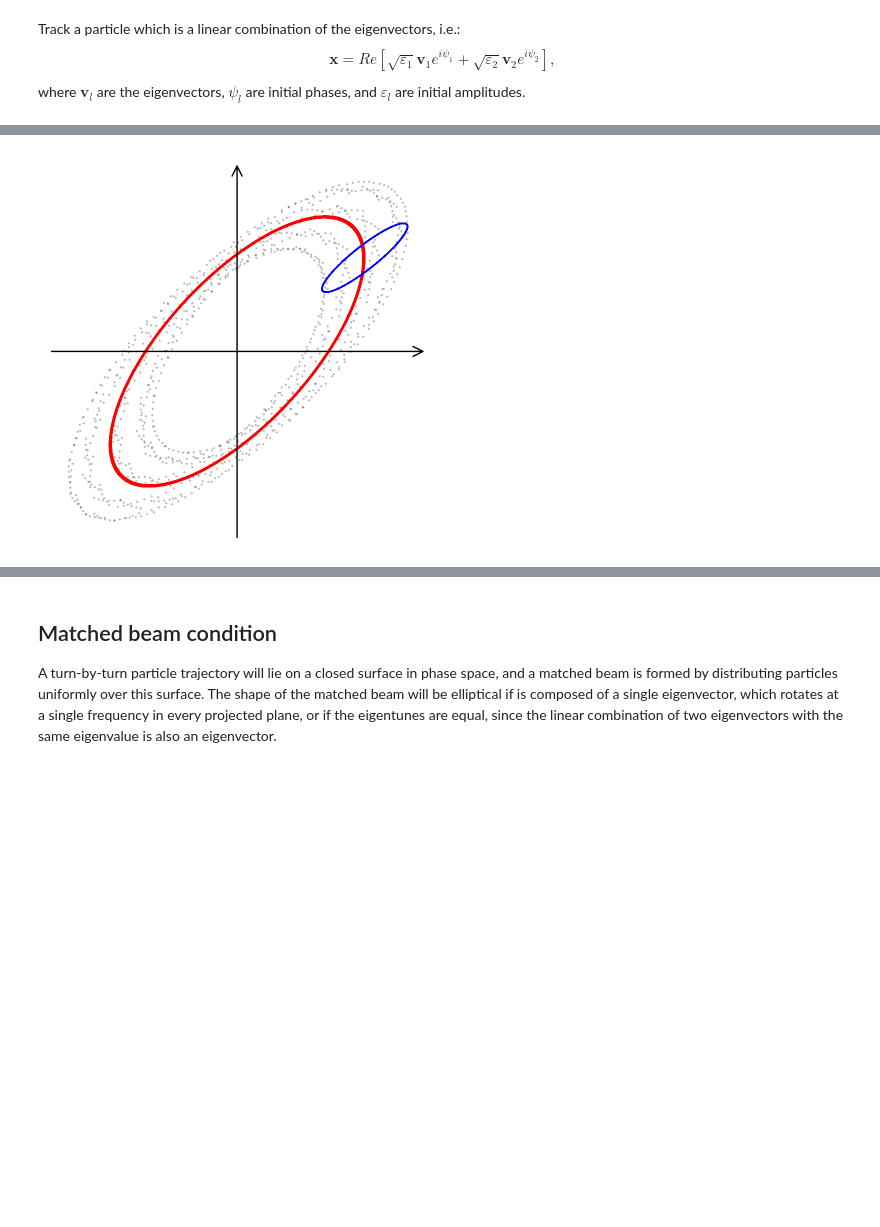
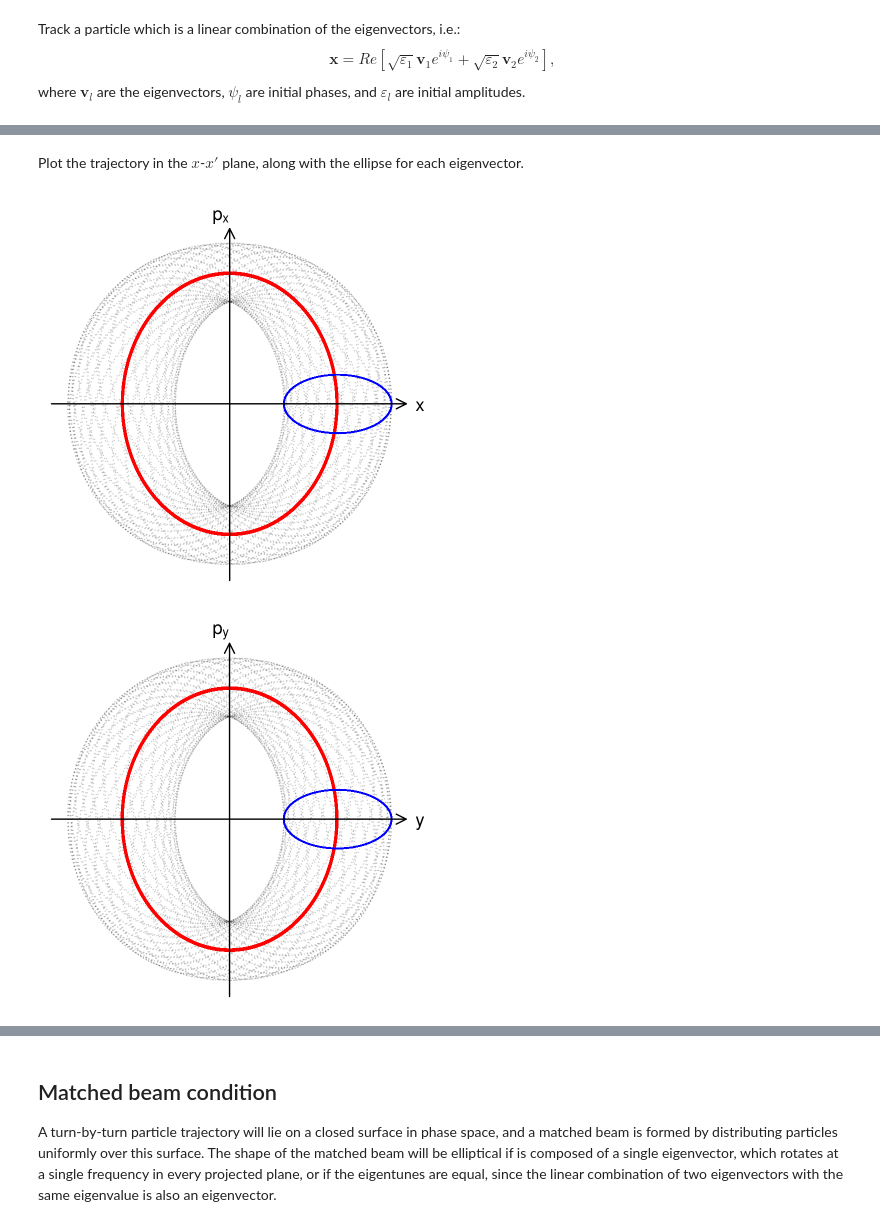
Before and after one commit to austin-hoover/accphys-tools, a Jupyter notebook: jupyter_notebooks/coupling.ipynb, the cells around one changed output, grey strips where cells are left out. Cells and saved outputs as stored; diff of their text form; code cells hidden in the pictures; blank space fills up the shorter version.

```diff
--- a/jupyter_notebooks/coupling.ipynb
+++ b/jupyter_notebooks/coupling.ipynb
@@ -30,9 +30,6 @@ plot.rc['savefig.dpi'] = 'figure' # proplot default is 1200, which makes inline
 # %% [markdown]
 ## Create lattice
 # %%
-import importlib
-importlib.reload(matrix_lattice)
-
 L = 5.0
 k1, k2 = 0.1, 0.1
-lattice = fodo(k1, k2, L, fill_fac=0.5, quad_tilt=1, start='drift')
+lattice = fodo(k1, k2, L, fill_fac=0.5, quad_tilt=1, start='quad')
@@ -91 +77,8 @@ norm_coords = False
+# %%
+nturns = 10000
+eps1 = 45 # [mm-mrad]
+eps2 = 5 # [mm-mrad]
+psi1 = 0 # initial phase of eigenvector 1
+psi2 = np.radians(90) # initial phase of eigenvector 2
+norm_coords = False
 # %%
@@ -108,30 +172,48 @@ X = lattice.track_part(x, nturns, norm_coords=norm_coords)
+# %% [markdown]
+Plot the trajectory in the $x$-$x'$ plane, along with the ellipse for each eigenvector.
 # %%
-imax1 = np.argmax(X1, axis=0)
-imax2 = np.argmax(X2, axis=0)
-coords_at_xmax1 = X1[imax1[0]]
-coords_at_xmax2 = X2[imax2[0]]
+def plot_ellipses(X1, X2, dim='x', plt_vectors=False):
 
-fig, ax = plt.subplots(figsize=(4, 4), tight_layout=True)
-myplt.despine([ax], 'all')
+    # Get coordinates at maximum horizontal extent of first ellipse.
+    # This will be the location of the second ellipse.
+    if dim == 'x':
+        i, j = 0, 1
+    elif dim == 'y':
+        i, j = 2, 3
+    imax = np.argmax(X1, axis=0)
+    coords_at_umax = X1[imax[i]]
+    umax, up_at_umax = coords_at_umax[[i, j]]
 
-# Plot ellipses
-lw = 1
-alpha = 1
-ax.plot(X1[:, 0], X1[:, 1], color='r', alpha=alpha, lw=lw)
-ax.plot(coords_at_xmax1[0] + X2[:, 0], coords_at_xmax1[1] + X2[:, 1], lw=lw, color='b', alpha=alpha)
-ax.scatter(X[:, 0], X[:, 1], s=1, color='k', alpha=0.2)
+    # Plot ellipses
+    fig, ax = plt.subplots(figsize=(4, 4), tight_layout=True)
+    myplt.despine([ax], 'all')
+    lw = 1
+    alpha = 1
+    ax.plot(X1[:, i], X1[:, j], color='r', alpha=alpha, lw=lw)
+    ax.plot(umax + X2[:, i], up_at_umax + X2[:, j], lw=lw, color='b', alpha=alpha)
+    ax.scatter(X[:, i], X[:, j], s=1, c='k', alpha=0.2, ec='none')
 
-# Draw x and y axis
-xlim, ylim = ax.get_xlim(), ax.get_ylim()
-myplt.vector(ax, [sum([abs(x) for x in xlim]), 0], origin=[xlim[0], 0], lw=1)
-myplt.vector(ax, [0, sum([abs(y) for y in ylim])], origin=[0, ylim[0]], lw=1)
-ax.set_xlim(xlim)
-ax.set_ylim(ylim)
-
-# myplt.vector(ax, coords_at_xmax1[[0, 1]], c='r')
-# myplt.vector(ax, coords_at_xmax2[[0, 1]], origin=coords_at_xmax1[[0, 1]], c='b')
-
-plt.savefig('ellipses.png', dpi=500, facecolor='w')
+    # Draw x and y axis
+    xlim, ylim = ax.get_xlim(), ax.get_ylim()
+    myplt.vector(ax, [sum([abs(x) for x in xlim]), 0], origin=[xlim[0], 0], lw=1)
+    myplt.vector(ax, [0, sum([abs(y) for y in ylim])], origin=[0, ylim[0]], lw=1)
+    ax.set_xlim(xlim)
+    ax.set_ylim(ylim)
+    if dim == 'x':
+        labels = [r"$x$", r"$p_x$"]
+    elif dim == 'y':
+        labels = [r"$y$", r"$p_y$"]
+    ax.annotate(labels[0], xy=(1.02, 0.48), xycoords='axes fraction', fontsize='x-large')
+    ax.annotate(labels[1], xy=(0.45, 1.02), xycoords='axes fraction', fontsize='x-large')
+    if plt_vectors:
+        myplt.vector(ax, coords_at_xmax1[[0, 1]], c='r')
+        myplt.vector(ax, coords_at_xmax2[[0, 1]], origin=coords_at_xmax1[[0, 1]], c='b')
+    return ax
-# %% [output]
-[figure, removed]
+# %%
+for dim in ['x','y']:
+    ax = plot_ellipses(X1, X2, dim, plt_vectors=False)
+    plt.savefig('ellipse_{}.png'.format(dim), dpi=500, facecolor='w')
+# %% [output]
+[figure, added]
+[figure, added]
 # %%
```
Also changed, not shown: parts of 10 cells of this notebook.
